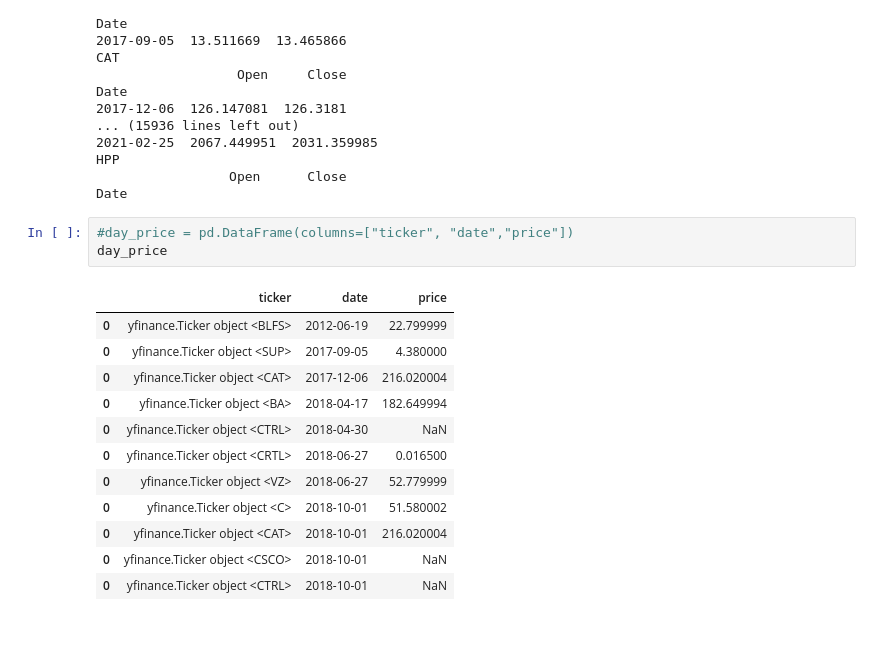
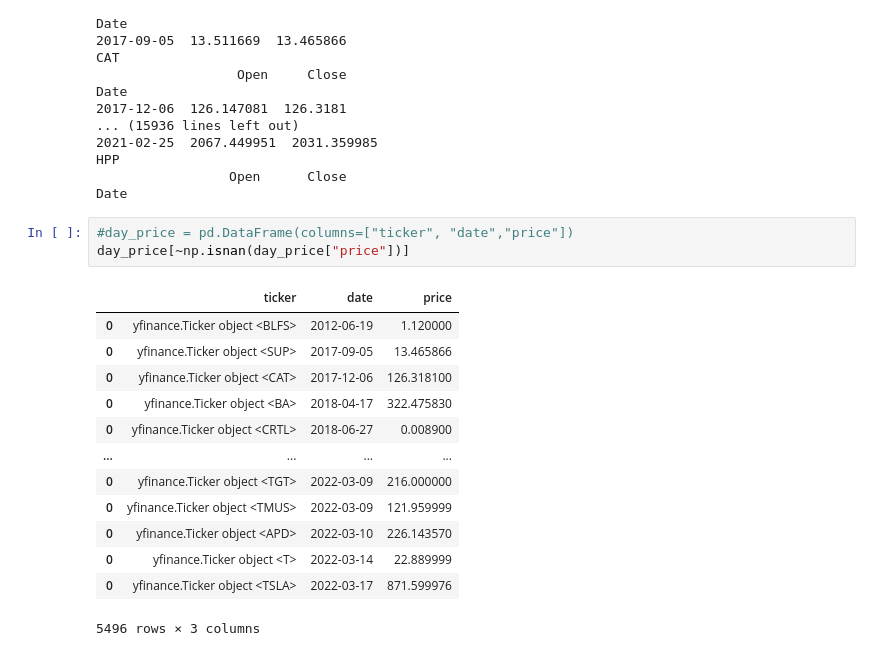
Before and after one commit to MSIA/2022-msia423-Dhatwalia-Narin-project, a Jupyter notebook: notebooks/develop/Dataset Testing .ipynb, the cells around one changed output. Cells and saved outputs as stored; diff of their text form.

Commit message:
added df for prices on transaction day

```diff
--- a/notebooks/develop/Dataset Testing .ipynb
+++ b/notebooks/develop/Dataset Testing .ipynb
@@ -135,17 +135,18 @@ HPP
 Date
 # %%
 #day_price = pd.DataFrame(columns=["ticker", "date","price"])
-day_price
+day_price[~np.isnan(day_price["price"])]
 # %% [output]
 |  | ticker | date | price |
-| 0 | yfinance.Ticker object <BLFS> | 2012-06-19 | 22.799999 |
-| 0 | yfinance.Ticker object <SUP> | 2017-09-05 | 4.380000 |
-| 0 | yfinance.Ticker object <CAT> | 2017-12-06 | 216.020004 |
-| 0 | yfinance.Ticker object <BA> | 2018-04-17 | 182.649994 |
-| 0 | yfinance.Ticker object <CTRL> | 2018-04-30 | NaN |
-| 0 | yfinance.Ticker object <CRTL> | 2018-06-27 | 0.016500 |
-| 0 | yfinance.Ticker object <VZ> | 2018-06-27 | 52.779999 |
-| 0 | yfinance.Ticker object <C> | 2018-10-01 | 51.580002 |
-| 0 | yfinance.Ticker object <CAT> | 2018-10-01 | 216.020004 |
-| 0 | yfinance.Ticker object <CSCO> | 2018-10-01 | NaN |
-| 0 | yfinance.Ticker object <CTRL> | 2018-10-01 | NaN |
+| 0 | yfinance.Ticker object <BLFS> | 2012-06-19 | 1.120000 |
+| 0 | yfinance.Ticker object <SUP> | 2017-09-05 | 13.465866 |
+| 0 | yfinance.Ticker object <CAT> | 2017-12-06 | 126.318100 |
+| 0 | yfinance.Ticker object <BA> | 2018-04-17 | 322.475830 |
+| 0 | yfinance.Ticker object <CRTL> | 2018-06-27 | 0.008900 |
+| ... | ... | ... | ... |
+| 0 | yfinance.Ticker object <TGT> | 2022-03-09 | 216.000000 |
+| 0 | yfinance.Ticker object <TMUS> | 2022-03-09 | 121.959999 |
+| 0 | yfinance.Ticker object <APD> | 2022-03-10 | 226.143570 |
+| 0 | yfinance.Ticker object <T> | 2022-03-14 | 22.889999 |
+| 0 | yfinance.Ticker object <TSLA> | 2022-03-17 | 871.599976 |
+5496 rows × 3 columns
```
